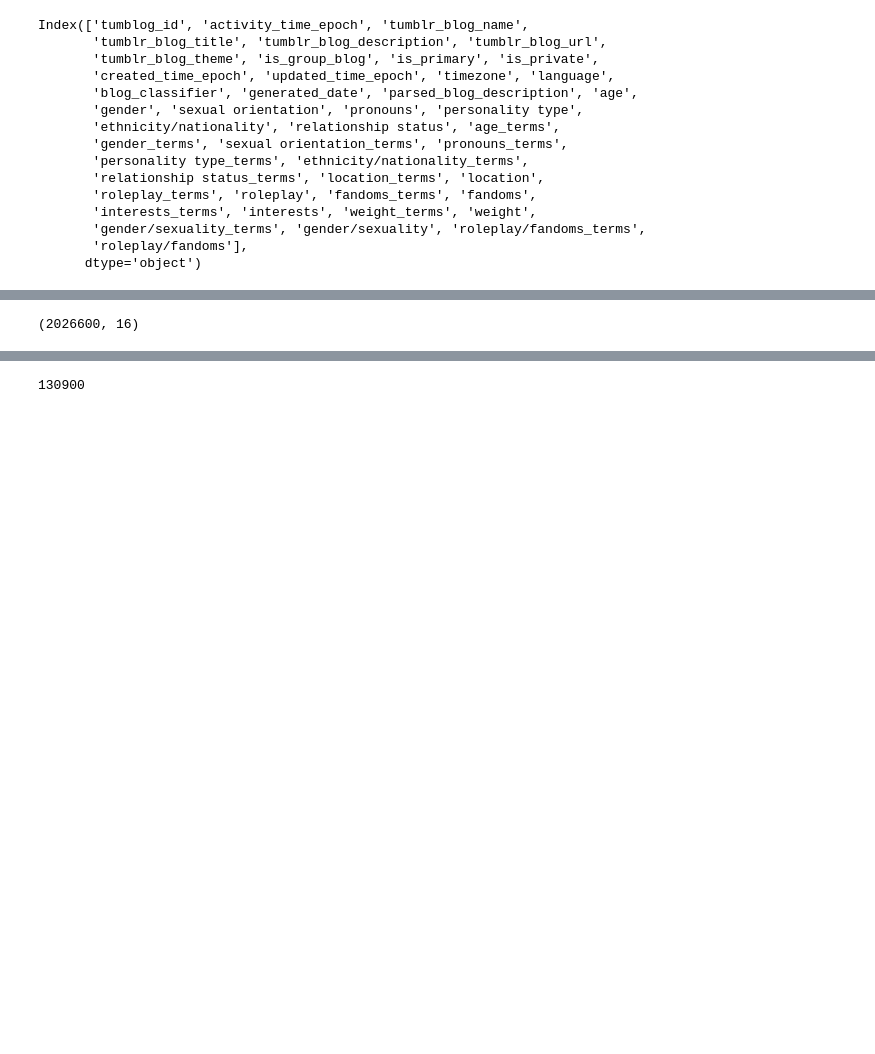
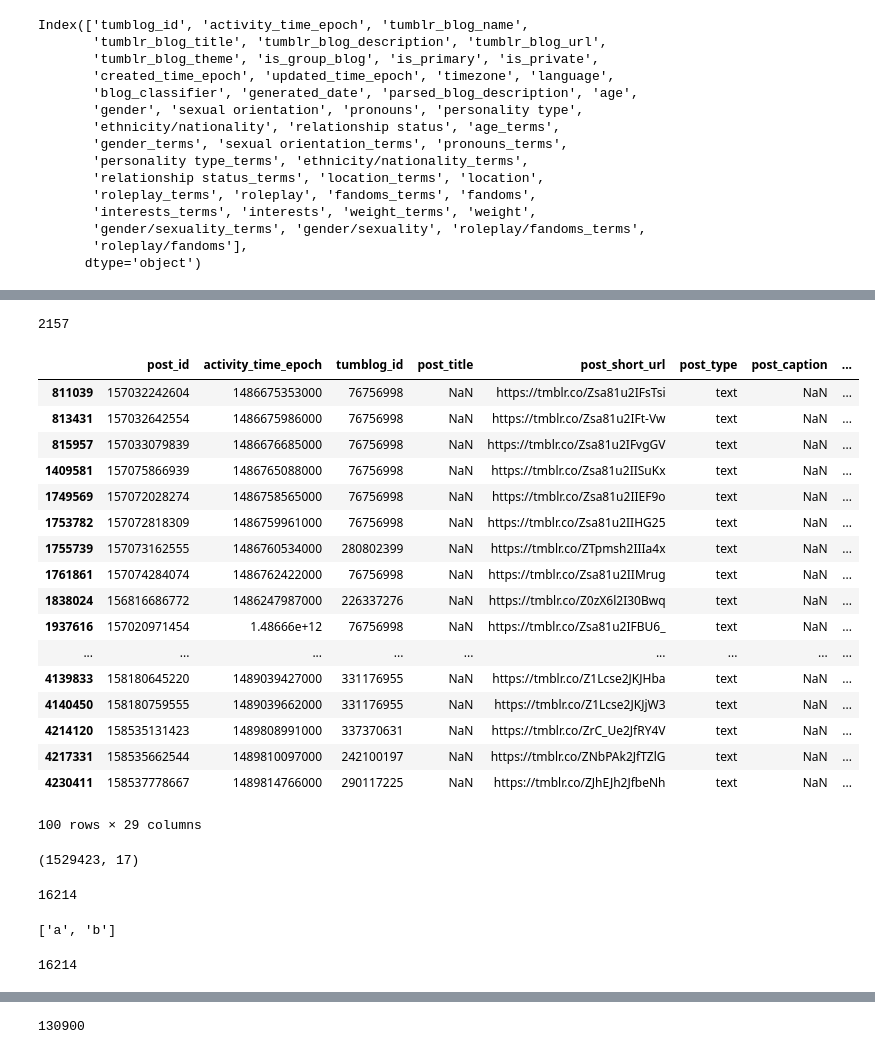
Before and after one commit to michaelmilleryoder/tumblr-scripts, a Jupyter notebook: jupyter/identity_data_analysis.ipynb, the cells around one changed output, grey strips where cells are left out. Cells and saved outputs as stored; diff of their text form; code cells hidden in the pictures; blank space fills up the shorter version.

```diff
--- a/jupyter/identity_data_analysis.ipynb
+++ b/jupyter/identity_data_analysis.ipynb
@@ -48,0 +65,3 @@ Index(['tumblog_id', 'activity_time_epoch', 'tumblr_blog_name',
+# %%
+all_ids = dh.tids
+len(all_ids)
@@ -48,0 +70,3 @@ Index(['tumblog_id', 'activity_time_epoch', 'tumblr_blog_name',
+# %%
+train_ids = [tid for tid in all_ids if not tid in dh.tids_split['text'] and not tid in dh.tids_split['dev']]
+len(train_ids)
@@ -48,0 +75,3 @@ Index(['tumblog_id', 'activity_time_epoch', 'tumblr_blog_name',
+# %%
+train_posts = posts[posts['tumblog_id'].isin(train_ids)]
+len(train_posts)
@@ -59,0 +96,7 @@ print(len(tags))
+# %%
+# Drop duplicate posts and descriptions
+train_posts.drop_duplicates('post_id', inplace=True)
+print(len(train_posts))
+
+train_descs.drop_duplicates('tumblog_id', inplace=True)
+print(len(train_descs))
@@ -107,6 +155,47 @@ top[100] = [wd for wd,_ in tag_ctr.most_common(100)]
+# %%
+# Examine certain tags
+tag = 'town_rp'
+tag_posts = train_posts[train_posts['parsed_tags_minfreq3'].map(lambda x: tag in x)]
+print(len(tag_posts))
+tag_posts.sample(100)
+# %% [output]
+2157
+|  | post_id | activity_time_epoch | tumblog_id | post_title | post_short_url | post_type | post_caption | ... |
+| 811039 | 157032242604 | 1486675353000 | 76756998 | NaN | https://tmblr.co/Zsa81u2IFsTsi | text | NaN | ... |
+| 813431 | 157032642554 | 1486675986000 | 76756998 | NaN | https://tmblr.co/Zsa81u2IFt-Vw | text | NaN | ... |
+| 815957 | 157033079839 | 1486676685000 | 76756998 | NaN | https://tmblr.co/Zsa81u2IFvgGV | text | NaN | ... |
+| 1409581 | 157075866939 | 1486765088000 | 76756998 | NaN | https://tmblr.co/Zsa81u2IISuKx | text | NaN | ... |
+| 1749569 | 157072028274 | 1486758565000 | 76756998 | NaN | https://tmblr.co/Zsa81u2IIEF9o | text | NaN | ... |
+| 1753782 | 157072818309 | 1486759961000 | 76756998 | NaN | https://tmblr.co/Zsa81u2IIHG25 | text | NaN | ... |
+| 1755739 | 157073162555 | 1486760534000 | 280802399 | NaN | https://tmblr.co/ZTpmsh2IIIa4x | text | NaN | ... |
+| 1761861 | 157074284074 | 1486762422000 | 76756998 | NaN | https://tmblr.co/Zsa81u2IIMrug | text | NaN | ... |
+| 1838024 | 156816686772 | 1486247987000 | 226337276 | NaN | https://tmblr.co/Z0zX6l2I30Bwq | text | NaN | ... |
+| 1937616 | 157020971454 | 1.48666e+12 | 76756998 | NaN | https://tmblr.co/Zsa81u2IFBU6_ | text | NaN | ... |
+| ... | ... | ... | ... | ... | ... | ... | ... | ... |
+| 4139833 | 158180645220 | 1489039427000 | 331176955 | NaN | https://tmblr.co/Z1Lcse2JKJHba | text | NaN | ... |
+| 4140450 | 158180759555 | 1489039662000 | 331176955 | NaN | https://tmblr.co/Z1Lcse2JKJjW3 | text | NaN | ... |
+| 4214120 | 158535131423 | 1489808991000 | 337370631 | NaN | https://tmblr.co/ZrC_Ue2JfRY4V | text | NaN | ... |
+| 4217331 | 158535662544 | 1489810097000 | 242100197 | NaN | https://tmblr.co/ZNbPAk2JfTZlG | text | NaN | ... |
+| 4230411 | 158537778667 | 1489814766000 | 290117225 | NaN | https://tmblr.co/ZJhEJh2JfbeNh | text | NaN | ... |
+100 rows × 29 columns
 # %%
 # Join with identity annotations by tumblr id
-merged = pd.merge(posts, descs, how='left', on=['tumblog_id']).loc[:, ['tumblog_id', 'parsed_tags_minfreq3'] + categories]
+merged = pd.merge(train_posts, train_descs, how='left', on=['tumblog_id']).loc[:, ['tumblog_id', 'parsed_tags_minfreq3', 'parsed_blog_description'] + categories]
 merged.shape
 # %% [output]
-(2026600, 16)
+(1529423, 17)
+# %%
+# Build lists of aggregate tags for users
+gped = merged.groupby('tumblog_id') # Could do this directly from posts
+len(gped)
+# %% [output]
+16214
+# %%
+sum([['a'], ['b']], [])
+# %% [output]
+['a', 'b']
+# %%
+agg_tags = gped.agg({'parsed_tags_minfreq3': lambda x: sum(x, [])})
+len(agg_tags)
+# %% [output]
+16214
```
Also changed, not shown: parts of 29 cells of this notebook, 3 other files.
